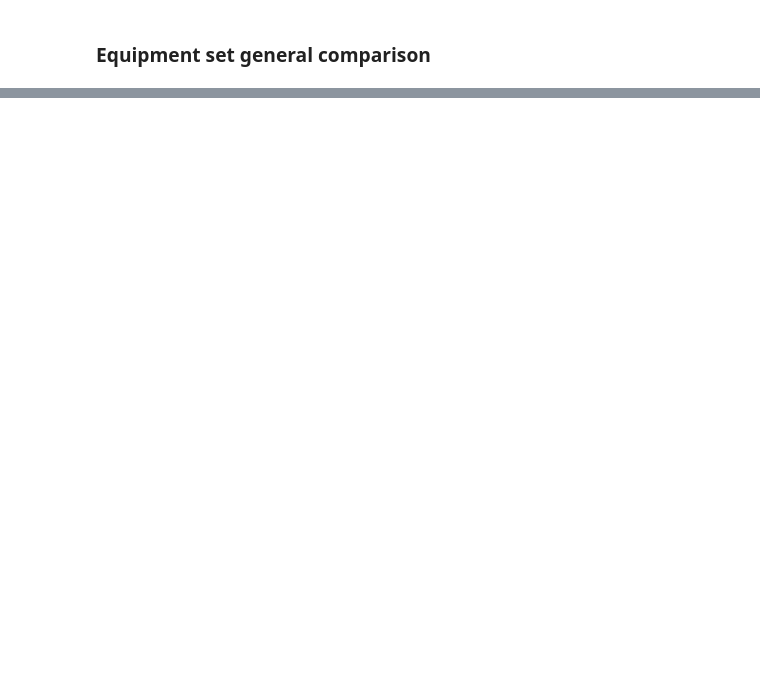
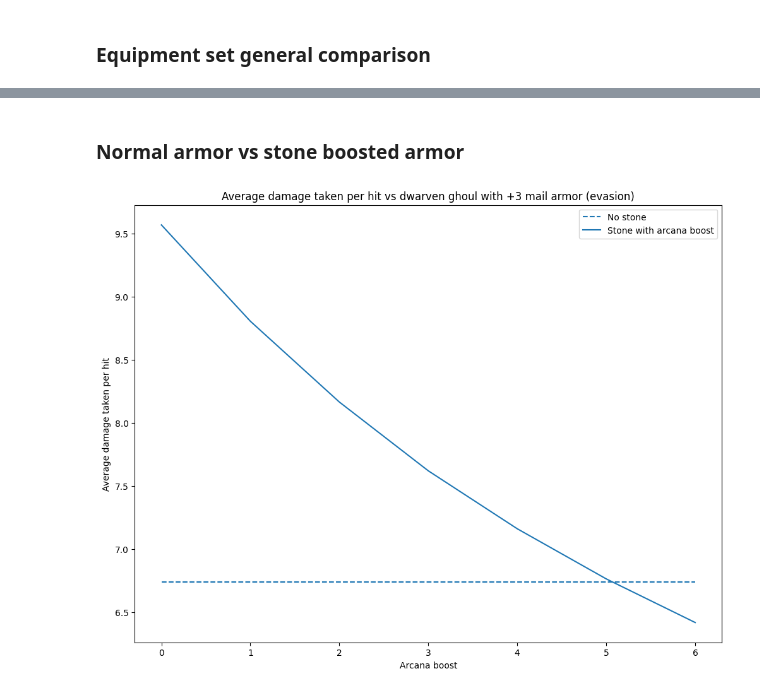
Before and after one commit to lordlen/ShPDTests, a Jupyter notebook: shattered pd tests.ipynb, the cells around one changed output, grey strips where cells are left out. Cells and saved outputs as stored; diff of their text form; code cells hidden in the pictures; blank space fills up the shorter version.

```diff
--- a/shattered pd tests.ipynb
+++ b/shattered pd tests.ipynb
@@ -899,18 +925,18 @@ Upgrading weapon is better by 15.000681849174956%
 ### Equipment set general comparison
 # %%
 ###########################Config variables###########################
-enemy = Creatures.crab
-hero_level = 3
-strength = 11
+enemy = Creatures.skeleton
+hero_level = 7
+strength = 12
 
 ###########################Equipment set 1###########################
-weapon1 = WeaponInstance(Weapons.worn_shortsword, 1)
-armor1 = ArmorInstance(Armors.cloth, 0, ArmorAugment.NONE)
+weapon1 = WeaponInstance(Weapons.sickle, 0)
+armor1 = ArmorInstance(Armors.leather, 0, ArmorAugment.NONE)
 ######################################################################
 
 ###########################Equipment set 2############################
-weapon2 = WeaponInstance(Weapons.shortsword, 0)
-armor2 = ArmorInstance(Armors.leather, 1, ArmorAugment.NONE)
+weapon2 = WeaponInstance(Weapons.sickle, 0)
+armor2 = ArmorInstance(Armors.leather, 0, ArmorAugment.DEFENSE)
 ######################################################################
 
 num_simulations = 10000
@@ -922,14 +948,14 @@ omit_last_hit = False
 
 hero1 = Hero(hero_level, strength, armor1, weapon1)
 
-num_turns_data1, damage_taken_data1 = simulate_n_encounters2(hero1, enemy, num_simulations, ignore_enemy_evasion, hero_first)
+num_turns_data1, damage_taken_data1 = simulate_n_encounters(hero1, enemy, num_simulations, ignore_enemy_evasion, hero_first)
 avg_damage_taken1 = np.average(damage_taken_data1)
 var_damage_taken1 = np.var(damage_taken_data1)
 
 print(f'Average damage taken for hero 1: {avg_damage_taken1}')
 
 hero2 = Hero(hero_level, strength, armor2, weapon2)
-num_turns_data2, damage_taken_data2 = simulate_n_encounters2(hero2, enemy, num_simulations, ignore_enemy_evasion, hero_first)
+num_turns_data2, damage_taken_data2 = simulate_n_encounters(hero2, enemy, num_simulations, ignore_enemy_evasion, hero_first)
 avg_damage_taken2 = np.average(damage_taken_data2)
 var_damage_taken2 = np.var(damage_taken_data2)
 
@@ -942,0 +1187,49 @@ Percent change of hero 2 from hero 1: 30.28336577979667% or hero1 from hero 2-23
+# %% [markdown]
+### Normal armor vs stone boosted armor
+# %%
+###########################Config variables###########################
+enemy = Creatures.ghoul
+hero_level = 18
+weapon = WeaponInstance(Weapons.shortsword)
+armor = ArmorInstance(Armors.mail, 3, ArmorAugment.EVASION)
+arcana_boost_range = [0, 6]
+num_attacks = 10000
+# 0 if no ring. a +0 ring is 1
+evasion_boost = 0
+######################################################################
+evasion_multiplier = 1.125 ** evasion_boost
+arcana_multiplier = 1.175 ** arcana_boost
+hero = Hero(hero_level, 21, armor, weapon, evasion_multiplier=evasion_multiplier)
+
+normal_damage_data = []
+boosted_damage_data_list = []
+
+for _ in range(num_attacks):
+    enemy_instance = CreatureInstance(enemy)
+    enemy_attacks_hero(hero, enemy_instance)
+    normal_damage_data.append(hero.damage_taken)
+    reset_hero(hero)
+
+hero.armor.isStone = True
+
+for i in range(arcana_boost_range[0], arcana_boost_range[1] + 1):
+    hero.arcana_multiplier = 1.175 ** i
+    boosted_damage_data = []
+    for _ in range(num_attacks):
+        enemy_instance = CreatureInstance(enemy)
+        enemy_attacks_hero(hero, enemy_instance)
+        boosted_damage_data.append(hero.damage_taken)
+        reset_hero(hero)
+    boosted_damage_data_list.append(boosted_damage_data)
+
+plt.figure(figsize=(12,9))
+plt.title(f'Average damage taken per hit vs {enemy.name} with {armor.get_full_name()}')
+plt.xlabel("Arcana boost")
+plt.ylabel("Average damage taken per hit")
+plt.hlines(np.average(normal_damage_data), arcana_boost_range[0], arcana_boost_range[1], label='No stone', linestyles='dashed')
+plt.plot(range(arcana_boost_range[0], arcana_boost_range[1] + 1), [np.average(x) for x in boosted_damage_data_list], label='Stone with arcana boost')
+plt.xticks(range(arcana_boost_range[0], arcana_boost_range[1] + 1))
+plt.legend()
+plt.show()
+# %% [output]
+[figure, added]
```
Also changed, not shown: parts of 26 cells of this notebook.
